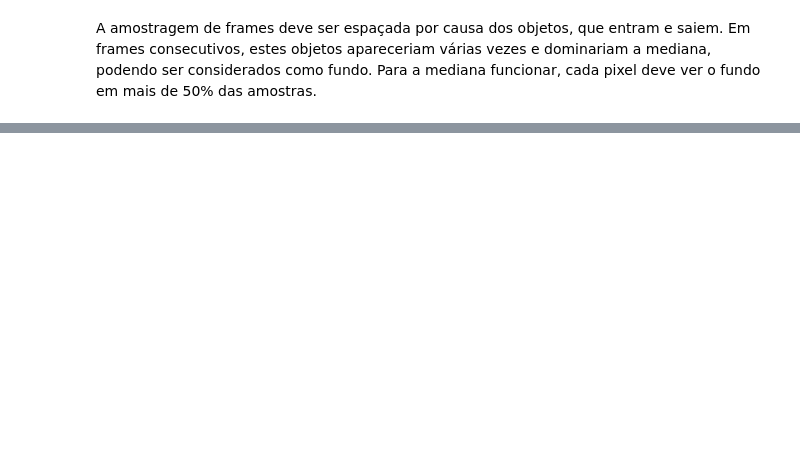
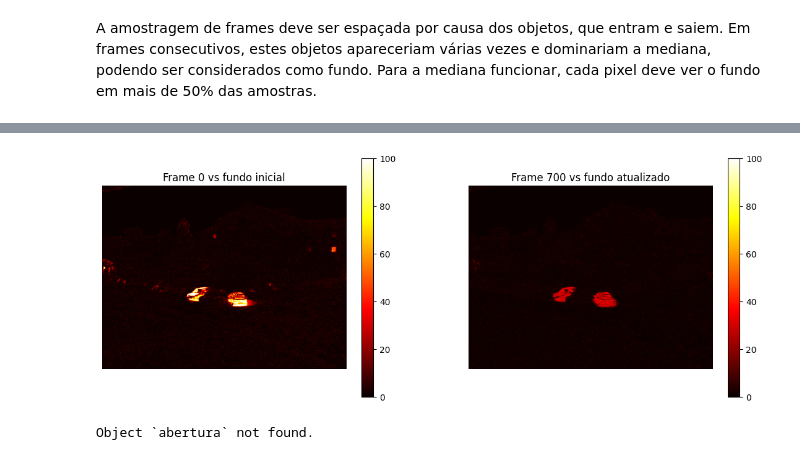
Before and after one commit to beatizisjesus-ctrl/PIV_TP2, a Jupyter notebook: PIV_TP2.ipynb, the cells around one changed output, grey strips where cells are left out. Cells and saved outputs as stored; diff of their text form; code cells hidden in the pictures; blank space fills up the shorter version.

```diff
--- a/PIV_TP2.ipynb
+++ b/PIV_TP2.ipynb
@@ -61,0 +163,46 @@ if __name__ == "__main__":
+# %%
+# Diagnóstico: quão diferente é cada píxel do fundo? (mapa de calor)
+video = cv2.VideoCapture(CAMINHO_VIDEO)
+ok, f0 = video.read()
+video.release()
+
+g0 = cv2.GaussianBlur(cv2.cvtColor(f0, cv2.COLOR_BGR2GRAY), (5, 5), 0)
+fundo_inicial = cv2.GaussianBlur(cv2.cvtColor(fundo, cv2.COLOR_BGR2GRAY), (5, 5), 0)
+
+n_ult, frame_ult, fundo_ult, _ = resultados[-1]
+g_ult = cv2.GaussianBlur(cv2.cvtColor(frame_ult, cv2.COLOR_BGR2GRAY), (5, 5), 0)
+
+fig, eixos = plt.subplots(1, 2, figsize=(14, 5))
+for ax, img, titulo in zip(eixos,
+        [cv2.absdiff(g0, fundo_inicial), cv2.absdiff(g_ult, fundo_ult)],
+        ["Frame 0 vs fundo inicial", f"Frame {n_ult} vs fundo atualizado"]):
+    im = ax.imshow(img, cmap="hot", vmin=0, vmax=100)
+    ax.set_title(titulo); ax.axis("off")
+    plt.colorbar(im, ax=ax)
+plt.show()
+# %% [output]
+[figure, added]
+# %%
+# 3. Utilização de operadores morfológicos para remover ruído e preencher falhas
+
+def limpar_mascara(mascara, area_min=150, k_abertura=3, k_fecho=9):
+    # 1. Abertura (erosão + dilatação): elimina pontos brancos pequenos e isolados
+    e_abertura = cv2.getStructuringElement(cv2.MORPH_ELLIPSE, (k_abertura, k_abertura))
+    abertura = cv2.morphologyEx(mascara, cv2.MORPH_OPEN, e_abertura)
+
+    # 2. Fecho (dilatação + erosão): preenche buracos e liga partes do mesmo objeto
+    e_fecho = cv2.getStructuringElement(cv2.MORPH_ELLIPSE, (k_fecho, k_fecho))
+    fecho = cv2.morphologyEx(abertura, cv2.MORPH_CLOSE, e_fecho)
+
+    # # 3. Remover componentes ligadas com área pequena (ruído que sobreviveu)
+    # n, labels, stats, _ = cv2.connectedComponentsWithStats(m, connectivity=8)
+    # limpa = np.zeros_like(m)
+    # for i in range(1, n):                       # 0 é o fundo
+    #     if stats[i, cv2.CC_STAT_AREA] >= area_min:
+    #         limpa[labels == i] = 255
+    # return limpa
+
+
+pq priemiro a abertura??
+# %% [output]
+Object `abertura` not found.
```
Also changed, not shown: parts of 6 cells of this notebook, 1 other file.
